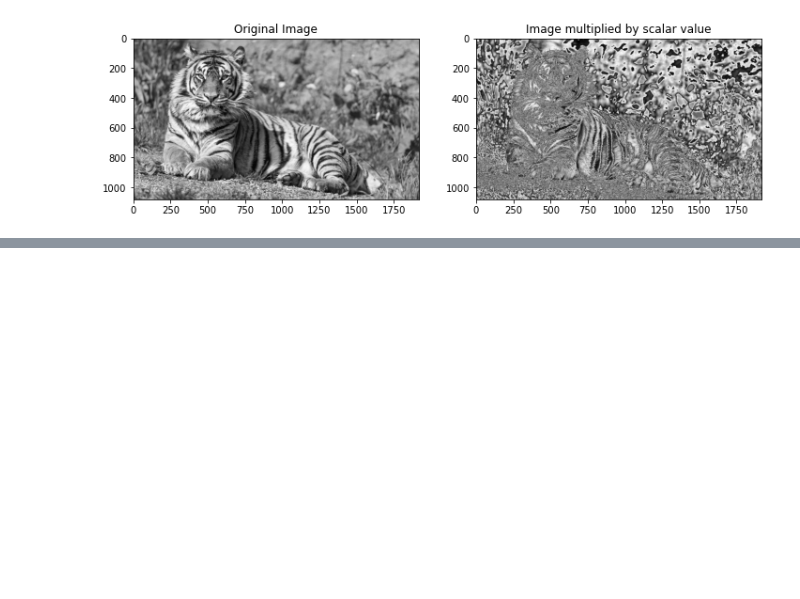
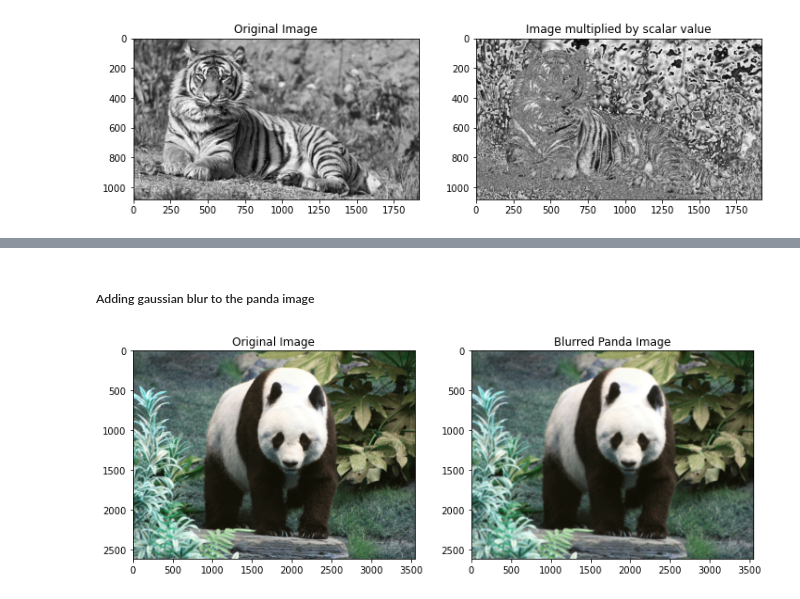
Before and after one commit to Chaitanya-Gumudala-1710/ComputerVision, a Jupyter notebook: Code/imagesasfunctions.ipynb, the cells around one changed output, grey strips where cells are left out. Saved outputs shown, nothing was run; the diff lists cells and outputs as text; code cells hidden in the pictures; blank space fills up the shorter version.

Commit message:
Gaussian blur

```diff
--- a/Code/imagesasfunctions.ipynb
+++ b/Code/imagesasfunctions.ipynb
@@ -168,0 +181,15 @@ Size of Tiger image is : (1080, 1920)
+# %% [markdown]
+##### Adding gaussian blur to the panda image
+# %%
+
+blurred_panda_image = cv2.GaussianBlur(panda_image, (25, 25), 5)
+plt.figure(figsize=(12, 6))
+plt.subplot(1, 2, 1)
+plt.imshow(panda_image)
+plt.title("Original Image")
+plt.subplot(1, 2, 2)
+plt.imshow(blurred_panda_image)
+plt.title("Blurred Panda Image")
+plt.show()
+# %% [output]
+[figure, added]
```
Also changed, not shown: parts of 2 cells of this notebook.
